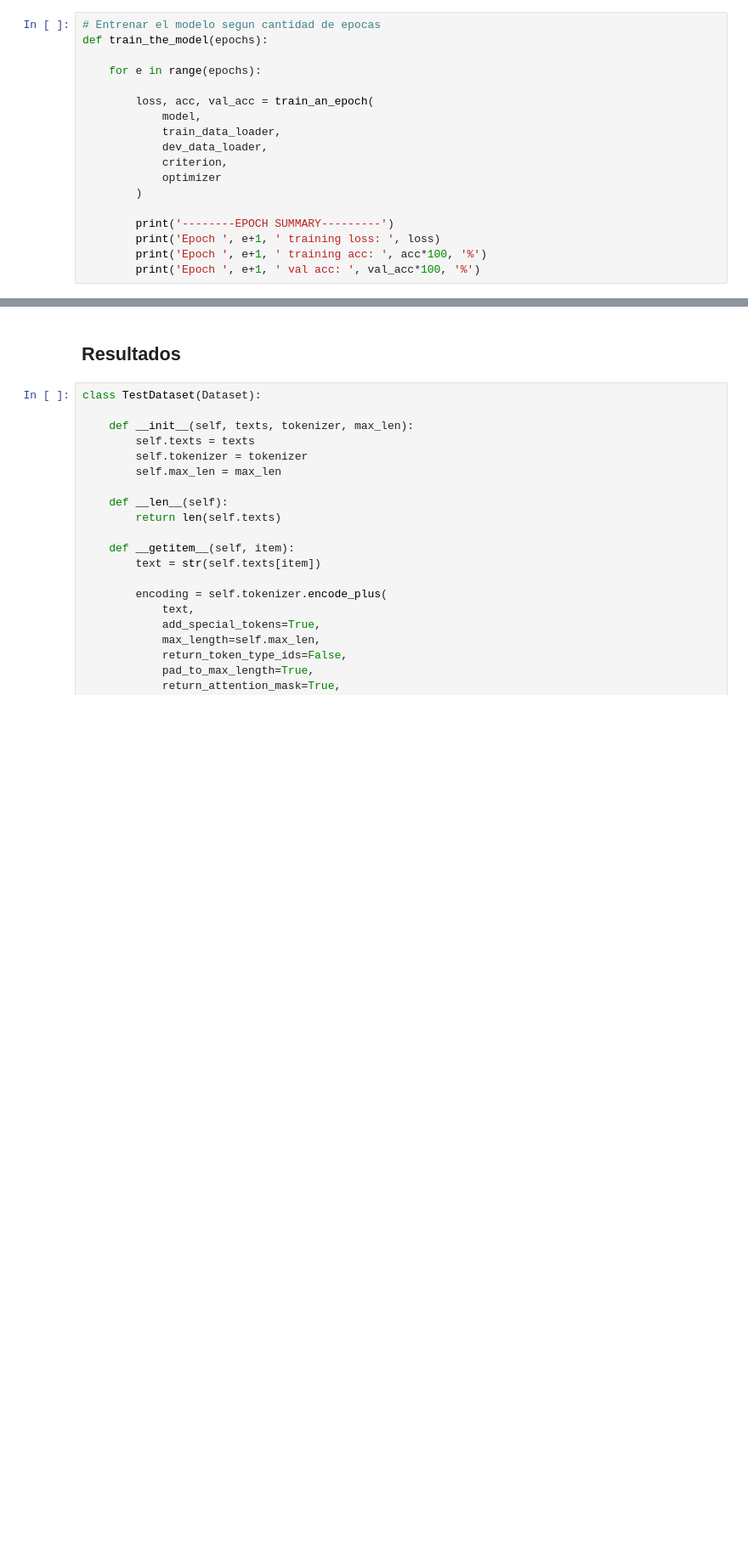
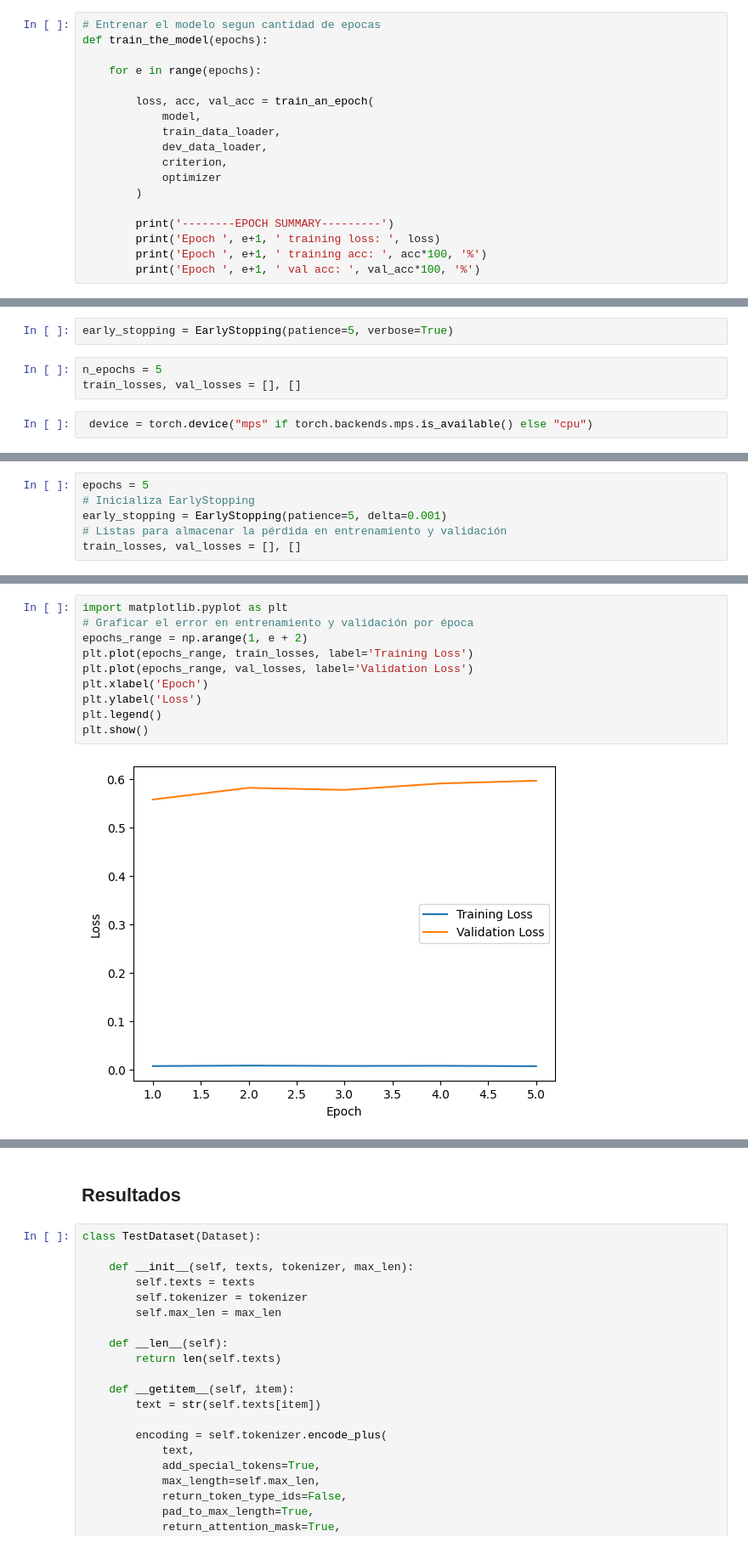
Before and after one commit to joseortizm/RecSys, a Jupyter notebook: beto.ipynb, the cells around one changed output, grey strips where cells are left out. Shown: that part at 85% size. Saved outputs shown, nothing was run; the diff lists cells and outputs as text; blank space fills up the shorter version.

Commit message:
pruebas EarlyStopping

```diff
--- a/beto.ipynb
+++ b/beto.ipynb
@@ -558,0 +605,7 @@ def train_the_model(epochs):
+# %%
+early_stopping = EarlyStopping(patience=5, verbose=True)
+# %%
+n_epochs = 5
+train_losses, val_losses = [], []
+# %%
+ device = torch.device("mps" if torch.backends.mps.is_available() else "cpu")
@@ -558,0 +837,6 @@ def train_the_model(epochs):
+# %%
+epochs = 5
+# Inicializa EarlyStopping
+early_stopping = EarlyStopping(patience=5, delta=0.001)
+# Listas para almacenar la pérdida en entrenamiento y validación
+train_losses, val_losses = [], []
@@ -558,0 +967,12 @@ def train_the_model(epochs):
+# %%
+import matplotlib.pyplot as plt
+# Graficar el error en entrenamiento y validación por época
+epochs_range = np.arange(1, e + 2)
+plt.plot(epochs_range, train_losses, label='Training Loss')
+plt.plot(epochs_range, val_losses, label='Validation Loss')
+plt.xlabel('Epoch')
+plt.ylabel('Loss')
+plt.legend()
+plt.show()
+# %% [output]
+[figure, added]
```
Also changed, not shown: parts of 17 cells of this notebook.
